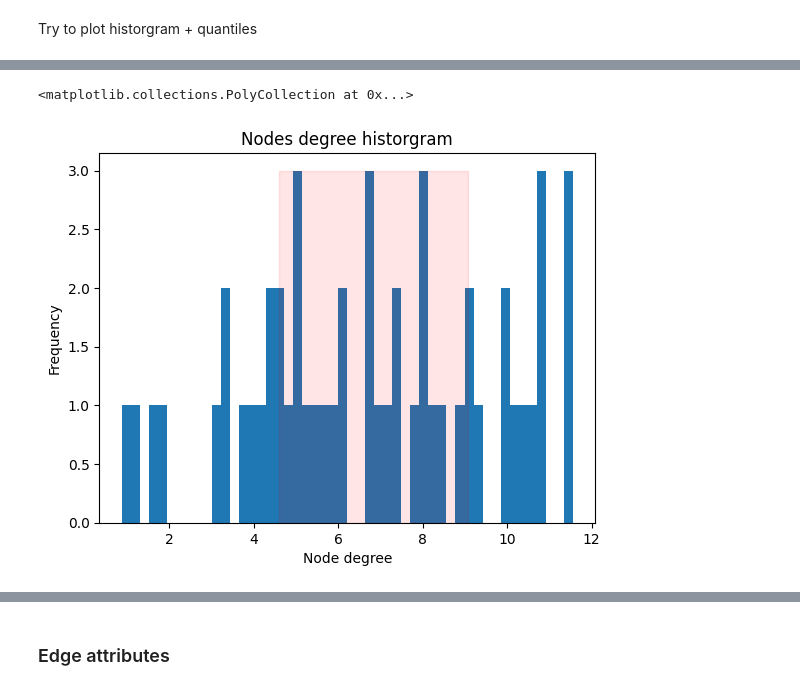
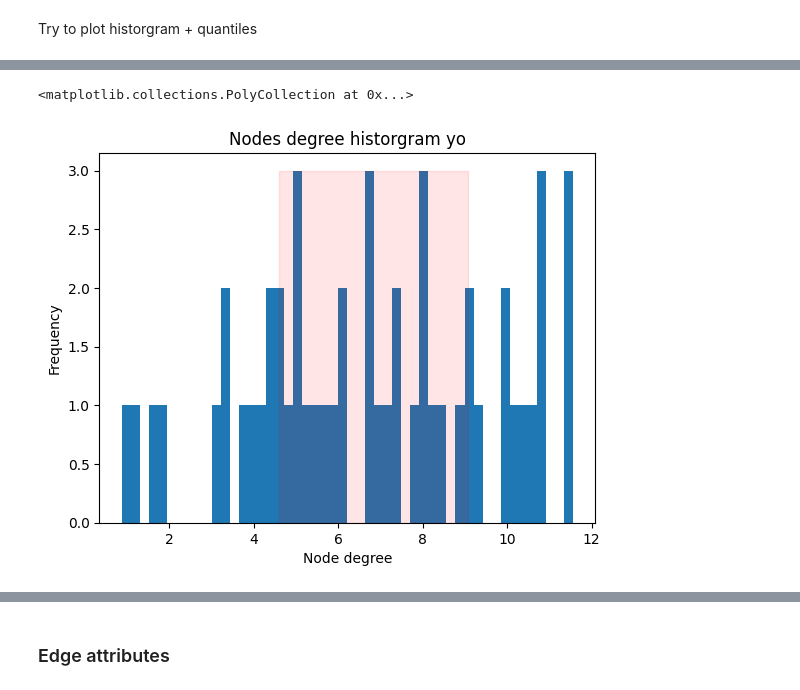
Before and after one commit to oriolmp/TFG_Fisica, a Jupyter notebook: Graph_Analysis_and_Visualization.ipynb, the cells around one changed output, grey strips where cells are left out. Saved outputs shown, nothing was run; the diff lists cells and outputs as text; code cells hidden in the pictures.

```diff
--- a/Graph_Analysis_and_Visualization.ipynb
+++ b/Graph_Analysis_and_Visualization.ipynb
@@ -128,7 +128,11 @@ k_otro_dS.plot(kind='hist', bins=50)
 # %% [markdown]
 ### Quantiles computation
 # %%
-k_dS_25_quantile = k_dS.quantile(q=0.25)
-k_dS_75_quantile = k_dS.quantile(q=0.75)
-mean = k_dS.mean()
+k_yo_dS_25_quantile = k_yo_dS.quantile(q=0.25)
+k_yo_dS_75_quantile = k_yo_dS.quantile(q=0.75)
+mean_yo = k_yo_dS.mean()
+
+k_otro_dS_25_quantile = k_otro_dS.quantile(q=0.25)
+k_otro_dS_75_quantile = k_otro_dS.quantile(q=0.75)
+mean_otro = k_otro_dS.mean()
 # %%
@@ -152,9 +162,9 @@ plt.axvline(k_dS_75_quantile, color='g', linestyle='-', linewidth=3)
 # %%
 plt.xlabel('Node degree')
 plt.ylabel('Frequency')
-plt.title('Nodes degree historgram')
-_ = plt.hist(k_dS, bins=50, histtype='barstacked')
-plt.fill_betweenx(y=[0, 3], x1=k_dS_25_quantile, x2=k_dS_75_quantile, color='r', alpha=0.1)
+plt.title('Nodes degree historgram yo')
+_ = plt.hist(k_yo_dS, bins=50, histtype='barstacked')
+plt.fill_betweenx(y=[0, 3], x1=k_yo_dS_25_quantile, x2=k_yo_dS_75_quantile, color='r', alpha=0.1)
 # %% [output]
 <matplotlib.collections.PolyCollection at 0x...>
-[figure, old version]
+[figure, new version]
```
Also changed, not shown: parts of 5 cells of this notebook.
